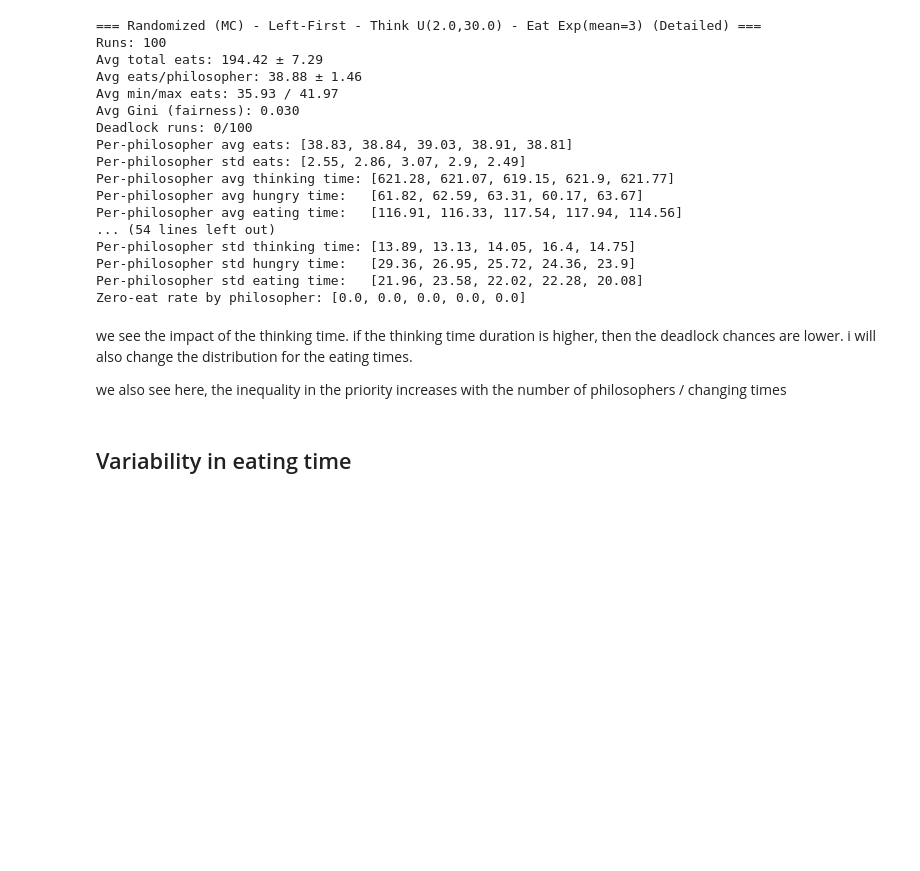
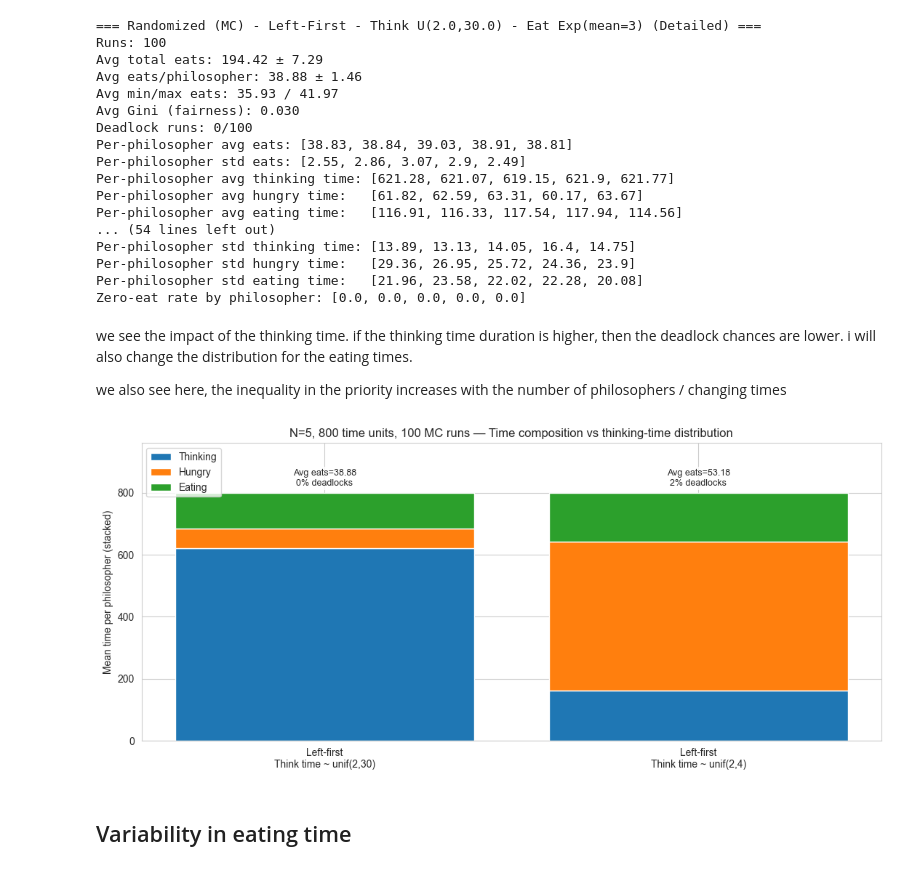
Before and after one commit to tleules23/ModSim2025, a Jupyter notebook: dining_philosophers.ipynb, the cells around one changed output. Cells and saved outputs as stored; diff of their text form; code cells hidden in the pictures; blank space fills up the shorter version.

```diff
--- a/dining_philosophers.ipynb
+++ b/dining_philosophers.ipynb
@@ -2027,10 +2033,10 @@ STRATEGY = {
 }
 # %%
 MAX_TIME = 800
-MC_RUNS = 50
+MC_RUNS = 100
 NUM_PHILS = 10
 SEED = 9000
-TIMEOUT_DURATION = 1
+TIMEOUT_DURATION = 2
 
 BASE = dict(
     num_philosophers=NUM_PHILS,
@@ -2219,6 +2374,100 @@ Zero-eat rate by philosopher: [0.0, 0.0, 0.0, 0.0, 0.0]
 we see the impact of the thinking time. if the thinking time duration is higher, then the deadlock chances are lower. i will also change the distribution for the eating times.
 
 we also see here, the inequality in the priority increases with the number of philosophers / changing times
+# %%
+import numpy as np
+import matplotlib.pyplot as plt
+
+
+def _mean_over_runs_and_phils(list_col):
+    """
+    list_col: Series of lists with shape (num_phils,) per row.
+    Returns scalar mean over all runs and philosophers.
+    """
+    arr = np.array(list_col.to_list(), dtype=float)  # shape: (runs, num_phils)
+    return float(arr.mean())
+
+
+def compare_thinking_time_cases_stacked(
+    cases,
+    title=None,
+):
+    """
+    cases: list of dicts with keys:
+      - "label": str
+      - "df": pandas.DataFrame (output of run_monte_carlo_detailed)
+    Produces a stacked bar plot of mean time composition (thinking/hungry/eating),
+    with annotations for deadlock rate and avg eats per philosopher.
+    """
+    labels = [c["label"] for c in cases]
+    dfs = [c["df"] for c in cases]
+    x = np.arange(len(cases))
+
+    mean_thinking = []
+    mean_hungry = []
+    mean_eating = []
+    deadlock_rate = []
+    mean_avg_eats = []
+
+    for df in dfs:
+        mean_thinking.append(_mean_over_runs_and_phils(df["thinking_times"]))
+        mean_hungry.append(_mean_over_runs_and_phils(df["hungry_times"]))
+        mean_eating.append(_mean_over_runs_and_phils(df["eating_times"]))
+
+        deadlock_rate.append(100.0 * (df["deadlocks"] > 0).mean())
+        mean_avg_eats.append(float(df["avg_eats"].mean()))
+
+    fig, ax = plt.subplots(figsize=(11, 5))
+
+    # Stacked bars (default matplotlib colors)
+    b1 = ax.bar(x, mean_thinking, label="Thinking")
+    b2 = ax.bar(x, mean_hungry, bottom=mean_thinking, label="Hungry")
+    bottom_12 = np.array(mean_thinking) + np.array(mean_hungry)
+    b3 = ax.bar(x, mean_eating, bottom=bottom_12, label="Eating")
+
+    ax.set_xticks(x)
+    ax.set_xticklabels(labels, rotation=0)
+    ax.set_ylabel("Mean time per philosopher (stacked)")
+    if title:
+        ax.set_title(title)
+
+    ax.legend(loc="upper left")
+
+    # Headroom for annotations
+    total_time = bottom_12 + np.array(mean_eating)
+    ax.set_ylim(0, float(total_time.max()) * 1.20)
+
+    # Annotations: eats/philosopher and deadlock rate
+    for i in range(len(cases)):
+        txt = f"Avg eats={mean_avg_eats[i]:.2f}\n{deadlock_rate[i]:.0f}% deadlocks"
+        ax.text(
+            x[i],
+            total_time[i] + float(total_time.max()) * 0.02,
+            txt,
+            ha="center",
+            va="bottom",
+            fontsize=9,
+            bbox=dict(facecolor="white", edgecolor="none", alpha=0.8, pad=2.0),
+        )
+
+    fig.tight_layout()
+    return fig, ax
+
+
+# --- Example call with your 4 dataframes ---
+cases = [
+    {"label": "Left-first\nThink time ~ unif(2,30)", "df": mc_lf_5},
+    {"label": "Left-first\nThink time ~ unif(2,4)", "df": mc_lf_5_2},
+]
+
+compare_thinking_time_cases_stacked(
+    cases,
+    title="N=5, 800 time units, 100 MC runs — Time composition vs thinking-time distribution",
+)
+
+plt.show()
+# %% [output]
+[figure, added]
 # %% [markdown]
 ## Variability in eating time
 # %% [markdown]
```
Also changed, not shown: parts of 12 cells of this notebook, 1 other file.
